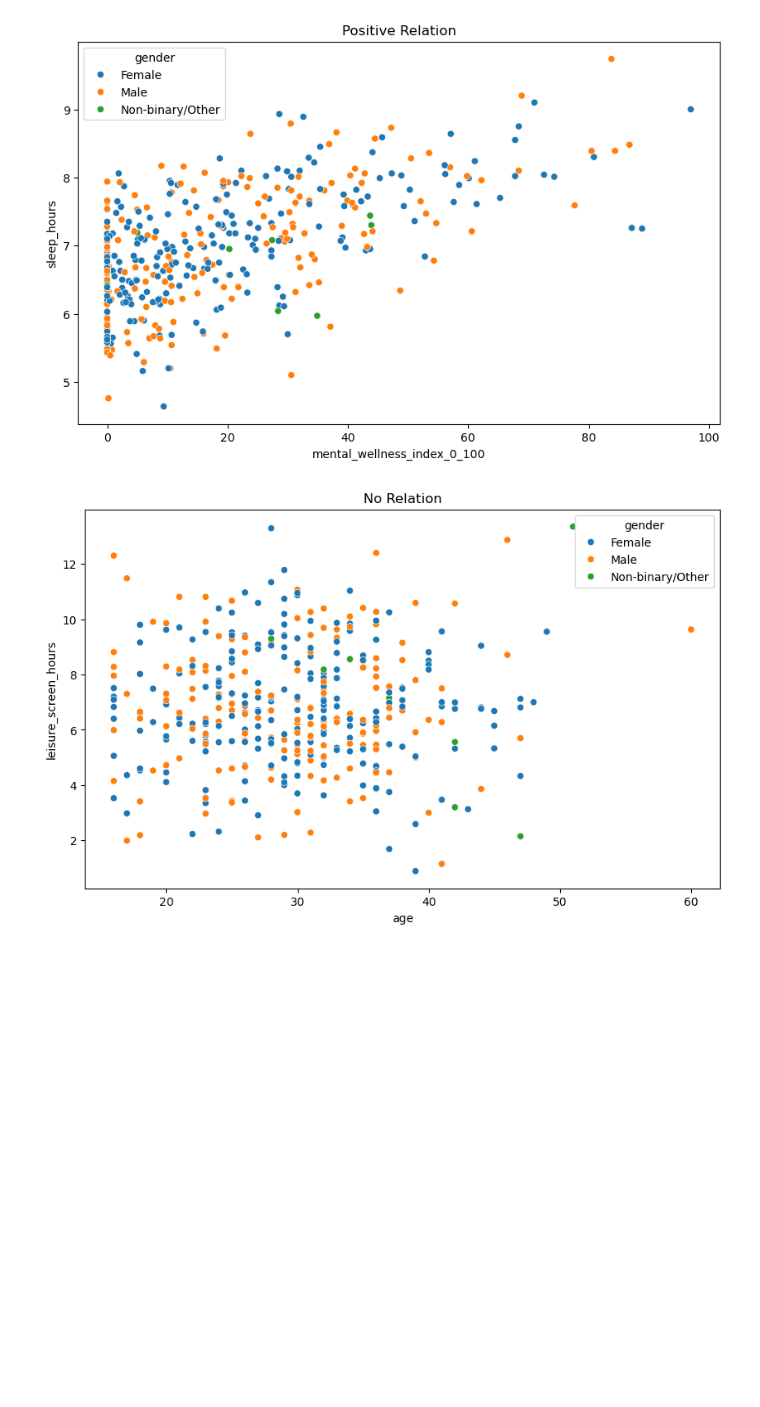
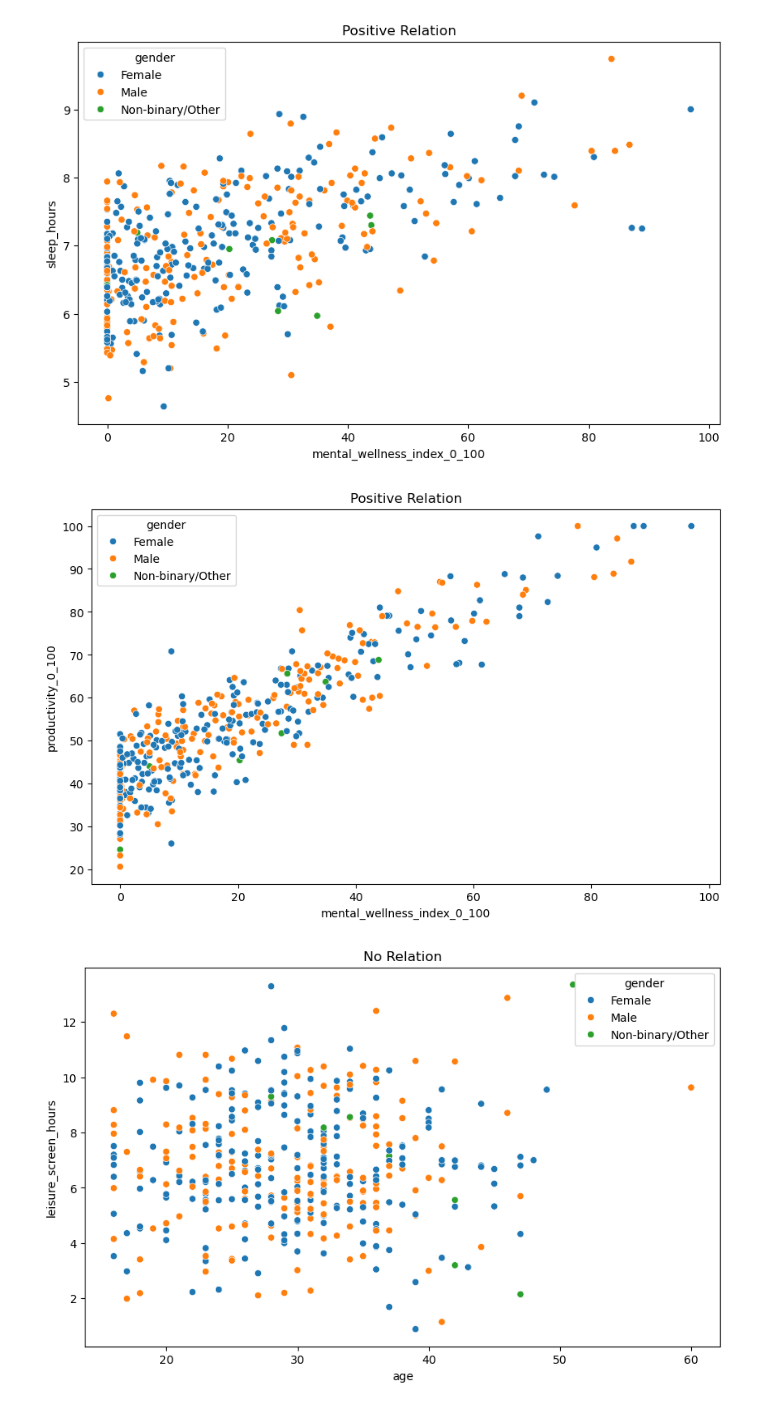
Before and after one commit to sauron432/Mindrisers-DS, a Jupyter notebook: Notebook/screentimeEDA.ipynb, the cells around one changed output. Saved outputs shown, nothing was run; the diff lists cells and outputs as text; code cells hidden in the pictures; blank space fills up the shorter version.

```diff
--- a/Notebook/screentimeEDA.ipynb
+++ b/Notebook/screentimeEDA.ipynb
@@ -233,6 +233,13 @@ plt.title('Positive Relation')
 plt.show()
 # %% [output]
 [figure]
+# %%
+plt.figure(figsize = (10,6))
+sns.scatterplot(x = df['mental_wellness_index_0_100'], y=df['productivity_0_100'], hue = df['gender'])
+plt.title('Positive Relation')
+plt.show()
+# %% [output]
+[figure, added]
 # %%
 #Now we wil see two columns that have almost no correlation at all.
 plt.figure(figsize = (10,6))
```
Also changed, not shown: 1 other file.
